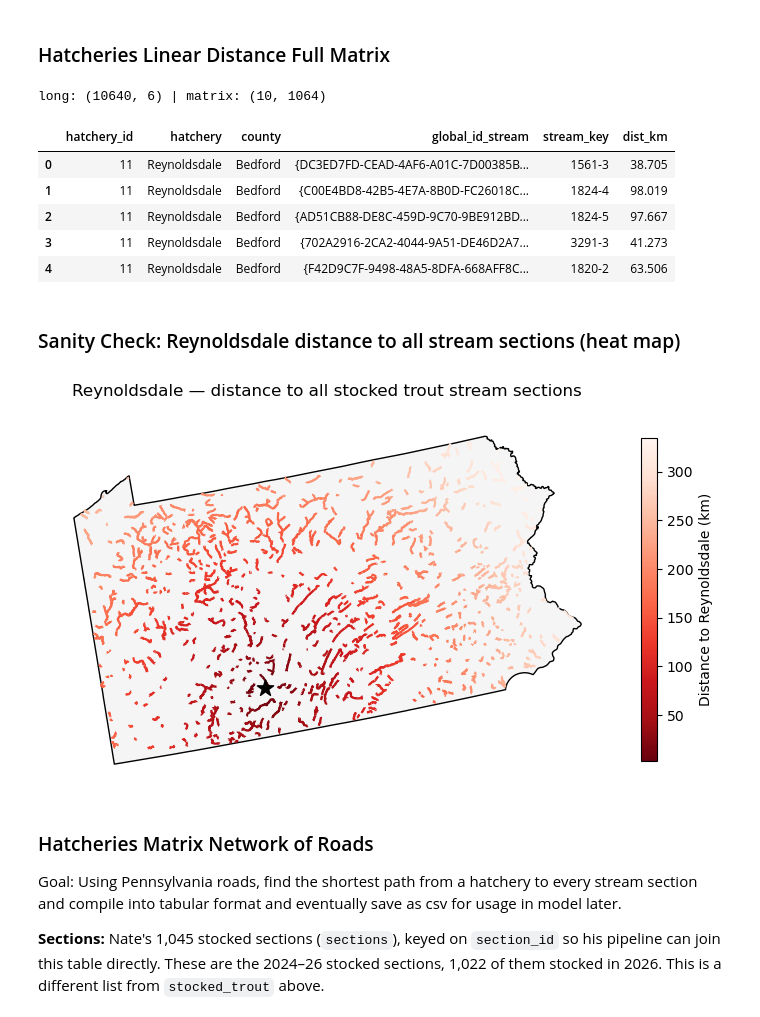
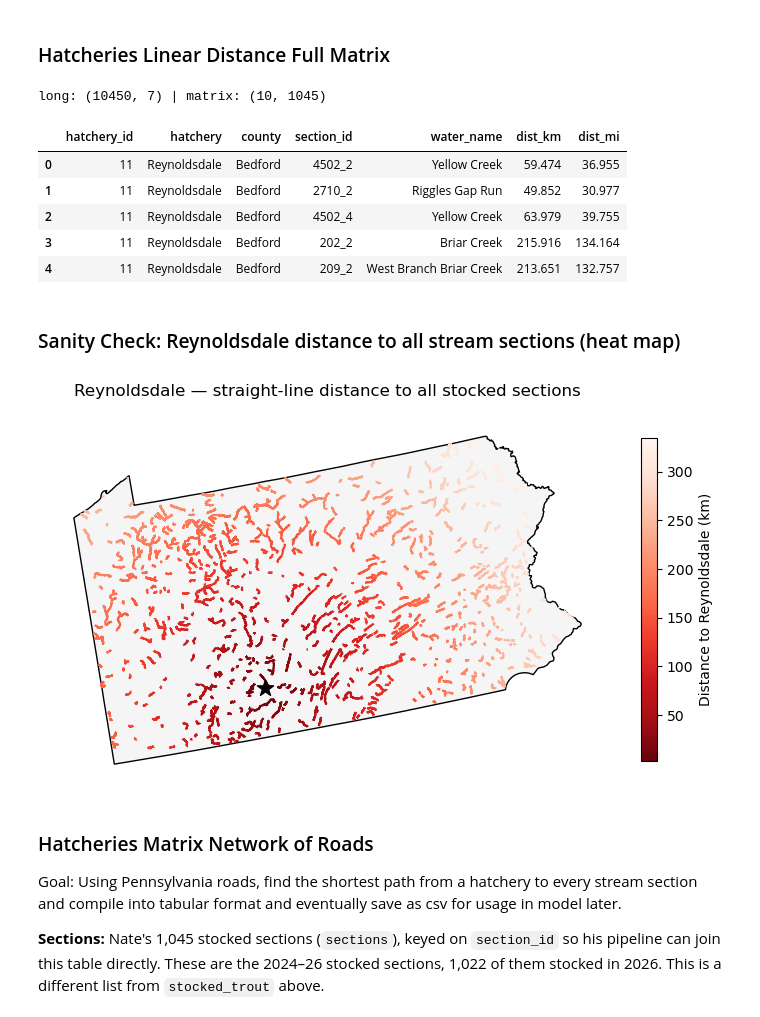
Before and after one commit to LoydGC/Troutimization-Project, a Jupyter notebook: notebooks/travel_arcs.ipynb, the cells around one changed output. Cells and saved outputs as stored; diff of their text form; code cells hidden in the pictures.

```diff
--- a/notebooks/travel_arcs.ipynb
+++ b/notebooks/travel_arcs.ipynb
@@ -119,19 +127,18 @@ plt.show()
 # %%
-# For each coop nursery, find the N closest stream sections in linear distance
+# For each coop nursery, find the N closest stocked sections in linear distance
 rows = []
 for h in coop_nurseries.itertuples():
-    d = stocked_trout.distance(h.geometry)                 # meters, to nearest point on each line
-    near = (stocked_trout.assign(dist_m=d)
-                   .sort_values("dist_m")
-                   #.drop_duplicates("GlobalID")         # one row per stream, not per section
-                   .head(N_NEAREST))
+    d = sections.distance(h.geometry)                      # meters, to nearest point on each section line
+    near = (sections.assign(dist_m=d)
+                    .sort_values("dist_m")
+                    .head(N_NEAREST))
     for rank, s in enumerate(near.itertuples(), start=1):
         rows.append({
             "nursery_id": h.ID,
             "nursery": h.NURSERY_NA,
             "county": h.COUNTY,
-            "global_id_stream": s.GlobalID,
-            "stream_key": s.GIS_Key,
+            "section_id": s.section_id,
+            "water_name": s.water_name,
             "rank": rank,
             "dist_km": round(s.dist_m / 1000, 2),
         })
@@ -234,76 +245,78 @@ Closest: Rattling Creek — 0.0 km to nearest stream
 # %% [markdown]
 ### Hatcheries Linear Distance Full Matrix
 # %%
-# Linear distance from every hatchery to every stocked trout stream *section*
+# Linear distance from every hatchery to every stocked section (nearest point on the section line)
 
 frames = []
 for h in hatcheries.itertuples():
-    d_km = stocked_trout.distance(h.geometry) / 1000
+    d_km = sections.distance(h.geometry) / 1000
     frames.append(pd.DataFrame({
         "hatchery_id": h.ID,
         "hatchery": h.NAME,
         "county": h.COUNTY,
-        "global_id_stream": stocked_trout["GlobalID"].values,
-        "stream_key": stocked_trout["GIS_Key"].values,
+        "section_id": sections["section_id"].values,
+        "water_name": sections["water_name"].values,
         "dist_km": d_km.round(3).values,
+        "dist_mi": (d_km / KM_PER_MI).round(3).values,
     }))
 
 hatchery_dist_long = pd.concat(frames, ignore_index=True)
 hatchery_dist_long.to_csv("../data/interim/hatchery_to_section_distance_long.csv", index=False)
 
-# Wide matrix: one row per hatchery, one column per stream section (dist in km)
+# Wide matrix: one row per hatchery, one column per section_id (dist in km)
 hatchery_dist_matrix = hatchery_dist_long.pivot(
-    index="hatchery", columns="global_id_stream", values="dist_km"
+    index="hatchery", columns="section_id", values="dist_km"
 )
 hatchery_dist_matrix.to_csv("../data/interim/hatchery_to_section_distance_matrix.csv")
 
 print(f"long: {hatchery_dist_long.shape} | matrix: {hatchery_dist_matrix.shape}")
 hatchery_dist_long.head()
 # %% [output]
-long: (10640, 6) | matrix: (10, 1064)
+long: (10450, 7) | matrix: (10, 1045)
-|  | hatchery_id | hatchery | county | global_id_stream | stream_key | dist_km |
-| 0 | 11 | Reynoldsdale | Bedford | {DC3ED7FD-CEAD-4AF6-A01C-7D00385B... | 1561-3 | 38.705 |
-| 1 | 11 | Reynoldsdale | Bedford | {C00E4BD8-42B5-4E7A-8B0D-FC26018C... | 1824-4 | 98.019 |
-| 2 | 11 | Reynoldsdale | Bedford | {AD51CB88-DE8C-459D-9C70-9BE912BD... | 1824-5 | 97.667 |
-| 3 | 11 | Reynoldsdale | Bedford | {702A2916-2CA2-4044-9A51-DE46D2A7... | 3291-3 | 41.273 |
-| 4 | 11 | Reynoldsdale | Bedford | {F42D9C7F-9498-48A5-8DFA-668AFF8C... | 1820-2 | 63.506 |
+|  | hatchery_id | hatchery | county | section_id | water_name | dist_km | dist_mi |
+| 0 | 11 | Reynoldsdale | Bedford | 4502_2 | Yellow Creek | 59.474 | 36.955 |
+| 1 | 11 | Reynoldsdale | Bedford | 2710_2 | Riggles Gap Run | 49.852 | 30.977 |
+| 2 | 11 | Reynoldsdale | Bedford | 4502_4 | Yellow Creek | 63.979 | 39.755 |
+| 3 | 11 | Reynoldsdale | Bedford | 202_2 | Briar Creek | 215.916 | 134.164 |
+| 4 | 11 | Reynoldsdale | Bedford | 209_2 | West Branch Briar Creek | 213.651 | 132.757 |
 # %% [markdown]
 ### Sanity Check: Reynoldsdale distance to all stream sections (heat map)
 # %%
 hatchery_name = "Reynoldsdale"
 
-# Join each stream section's geometry to its distance from this hatchery
-h_streams = stocked_trout.merge(
+# Join each section's geometry to its distance from this hatchery
+h_sections = sections.merge(
     hatchery_dist_long.loc[
         hatchery_dist_long["hatchery"] == hatchery_name,
-        ["global_id_stream", "dist_km"],
+        ["section_id", "dist_km"],
     ],
-    left_on="GlobalID", right_on="global_id_stream", how="inner",
+    on="section_id", how="inner",
 )
 
 fig, ax = plt.subplots(figsize=(9, 7))
 pa_boundary.plot(ax=ax, color="whitesmoke", edgecolor="black", zorder=0)
 
 # Reds_r: small dist_km (close) -> vibrant dark red, large dist_km (far) -> pale/light
-h_streams.plot(
+h_sections.plot(
     ax=ax,
     column="dist_km",
     cmap="Reds_r",
     linewidth=1.5,
     zorder=2,
     legend=True,
-    legend_kwds={"label": "Distance to Reynoldsdale (km)", "shrink": 0.6},
+    legend_kwds={"label": f"Distance to {hatchery_name} (km)", "shrink": 0.6},
 )
 
 hatcheries.loc[hatcheries["NAME"] == hatchery_name].plot(
     ax=ax, color="black", marker="*", markersize=150, zorder=3,
 )
 
-ax.set_title(f"{hatchery_name} — distance to all stocked trout stream sections")
+ax.set_title(f"{hatchery_name} — straight-line distance to all stocked sections")
 ax.set_axis_off()
+fig.savefig(f"{FIG_DIR}/{hatchery_name.lower()}_straight_line_heatmap.png", dpi=200, bbox_inches="tight")
 plt.show()
 # %% [output]
-[figure, old version]
+[figure, new version]
 # %% [markdown]
 ### Hatcheries Matrix Network of Roads
 Goal: Using Pennsylvania roads, find the shortest path from a hatchery to every stream section and compile into tabular format and eventually save as csv for usage in model later.
```
Also changed, not shown: parts of 10 cells of this notebook, 8 other files.
